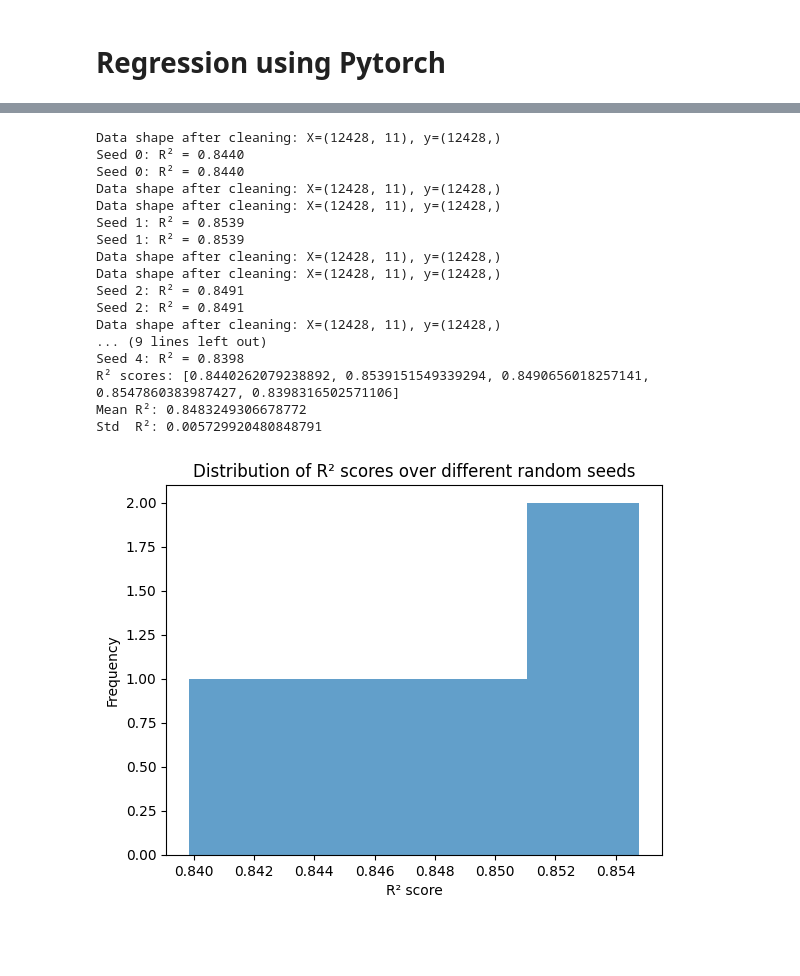
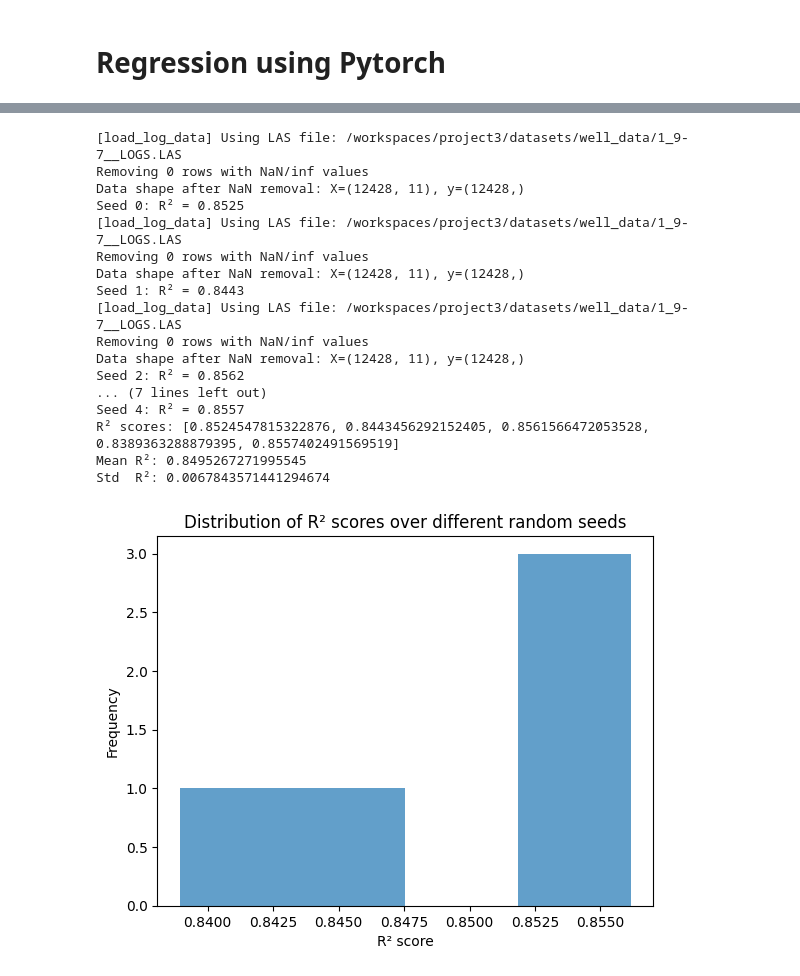
Before and after one commit to geomort/project3, a Jupyter notebook: code/ffnn_regression.ipynb, the cells around one changed output, grey strips where cells are left out. Drawn from its saved outputs; the diff is of its cells as text; code cells hidden in the pictures; blank space fills up the shorter version.

Commit message:
changes to path, uploaded new well data, minor other changes. Code runs

```diff
--- a/code/ffnn_regression.ipynb
+++ b/code/ffnn_regression.ipynb
@@ -390,6 +408,6 @@ Using hidden_dims = (176, 112, 208) dropout = 0.0 lr = 0.006714041425300983
 # %%
 """
-Making a accuracy test for regression by calculating R² score.
+Calculating R² score.
 """
 
 from sklearn.metrics import r2_score
@@ -416,51 +434,51 @@ for seed in seeds:
         X_train, y_train,
         X_val,   y_val,
         lr=best_lr,
         epochs=100,
         verbose=False,
     )
 
     # 3. evaluate on test
     model.eval()
     with torch.no_grad():
         y_pred_test = model(X_test)
 
     r2 = r2_score(
         y_test.numpy().ravel(),
         y_pred_test.numpy().ravel()
     )
     print(f"Seed {seed}: R² = {r2:.4f}")
     scores.append(r2)
 
 print("R² scores:", scores)
 print("Mean R²:", np.mean(scores))
 print("Std  R²:", np.std(scores))
 
 plt.figure()
 plt.hist(scores, bins='auto', alpha=0.7)
 plt.xlabel("R² score")
 plt.ylabel("Frequency")
 plt.title("Distribution of R² scores over different random seeds")
 plt.show()
 # %% [output]
-Data shape after cleaning: X=(12428, 11), y=(12428,)
-Seed 0: R² = 0.8440
-Seed 0: R² = 0.8440
-Data shape after cleaning: X=(12428, 11), y=(12428,)
-Data shape after cleaning: X=(12428, 11), y=(12428,)
-Seed 1: R² = 0.8539
-Seed 1: R² = 0.8539
-Data shape after cleaning: X=(12428, 11), y=(12428,)
-Data shape after cleaning: X=(12428, 11), y=(12428,)
-Seed 2: R² = 0.8491
-Seed 2: R² = 0.8491
-Data shape after cleaning: X=(12428, 11), y=(12428,)
-... (9 lines left out)
-Seed 4: R² = 0.8398
-R² scores: [0.8440262079238892, 0.8539151549339294, 0.8490656018257141, 0.8547860383987427, 0.8398316502571106]
-Mean R²: 0.8483249306678772
-Std  R²: 0.005729920480848791
+[load_log_data] Using LAS file: /workspaces/project3/datasets/well_data/1_9-7__LOGS.LAS
+Removing 0 rows with NaN/inf values
+Data shape after NaN removal: X=(12428, 11), y=(12428,)
+Seed 0: R² = 0.8525
+[load_log_data] Using LAS file: /workspaces/project3/datasets/well_data/1_9-7__LOGS.LAS
+Removing 0 rows with NaN/inf values
+Data shape after NaN removal: X=(12428, 11), y=(12428,)
+Seed 1: R² = 0.8443
+[load_log_data] Using LAS file: /workspaces/project3/datasets/well_data/1_9-7__LOGS.LAS
+Removing 0 rows with NaN/inf values
+Data shape after NaN removal: X=(12428, 11), y=(12428,)
+Seed 2: R² = 0.8562
+... (7 lines left out)
+Seed 4: R² = 0.8557
+R² scores: [0.8524547815322876, 0.8443456292152405, 0.8561566472053528, 0.8389363288879395, 0.8557402491569519]
+Mean R²: 0.8495267271995545
+Std  R²: 0.0067843571441294674
-[figure, old version]
+[figure, new version]
 # %%
 from sklearn.linear_model import Ridge
 from sklearn.metrics import mean_squared_error, r2_score
```
Also changed, not shown: parts of 10 cells of this notebook, 3 other files.
